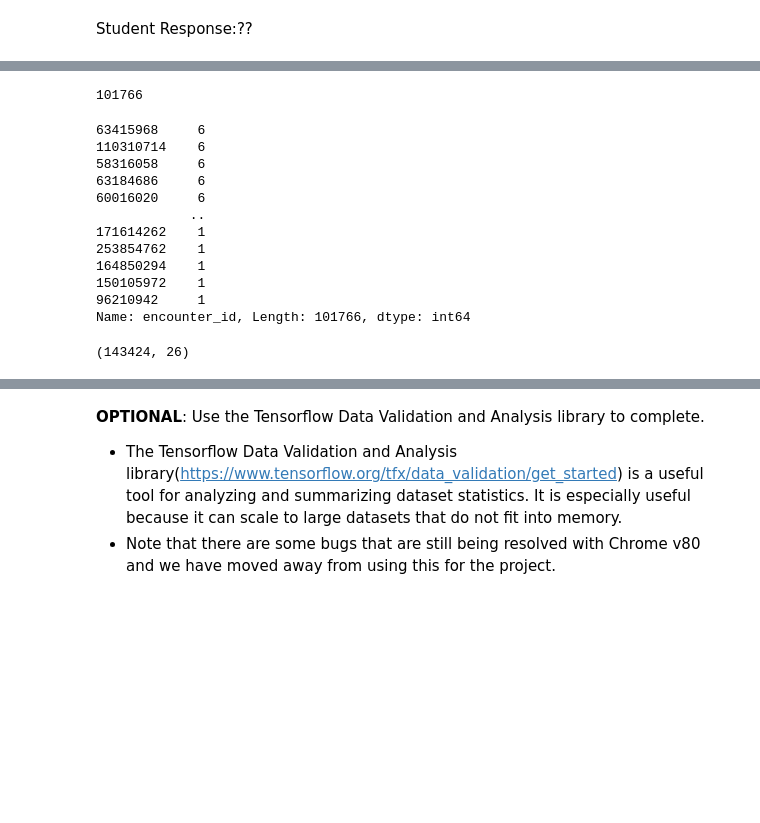
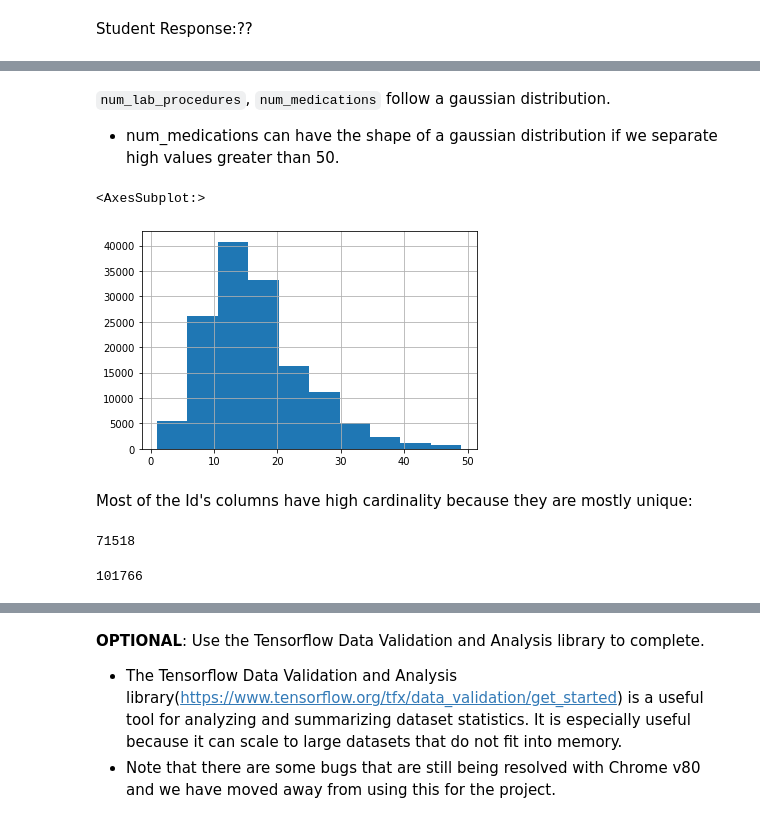
Before and after one commit to G94/ai_for_healthcare, a Jupyter notebook: patient_selection/starter_code/student_project.ipynb, the cells around one changed output, grey strips where cells are left out. Cells and saved outputs as stored; diff of their text form; code cells hidden in the pictures; blank space fills up the shorter version.

```diff
--- a/patient_selection/starter_code/student_project.ipynb
+++ b/patient_selection/starter_code/student_project.ipynb
@@ -109,0 +171,8 @@ Student Response:??
+# %% [markdown]
+`num_lab_procedures`, `num_medications` follow a gaussian distribution.
+- num_medications can have the shape of a gaussian distribution if we separate high values greater than 50.
+# %%
+df.loc[df.num_medications<50, "num_medications"].hist()
+# %% [output]
+<AxesSubplot:>
+[figure, added]
@@ -110,23 +181,10 @@ Student Response:??
+# %% [markdown]
+Most of the Id's columns have high cardinality because they are mostly unique:
+# %%
+df.patient_nbr.nunique()
+# %% [output]
+71518
 # %%
 df.encounter_id.nunique()
 # %% [output]
 101766
-# %%
-df.encounter_id.value_counts()
-# %% [output]
-63415968     6
-110310714    6
-58316058     6
-63184686     6
-60016020     6
-            ..
-171614262    1
-253854762    1
-164850294    1
-150105972    1
-96210942     1
-Name: encounter_id, Length: 101766, dtype: int64
-# %%
-df.shape
-# %% [output]
-(143424, 26)
```
Also changed, not shown: parts of 20 cells of this notebook.
